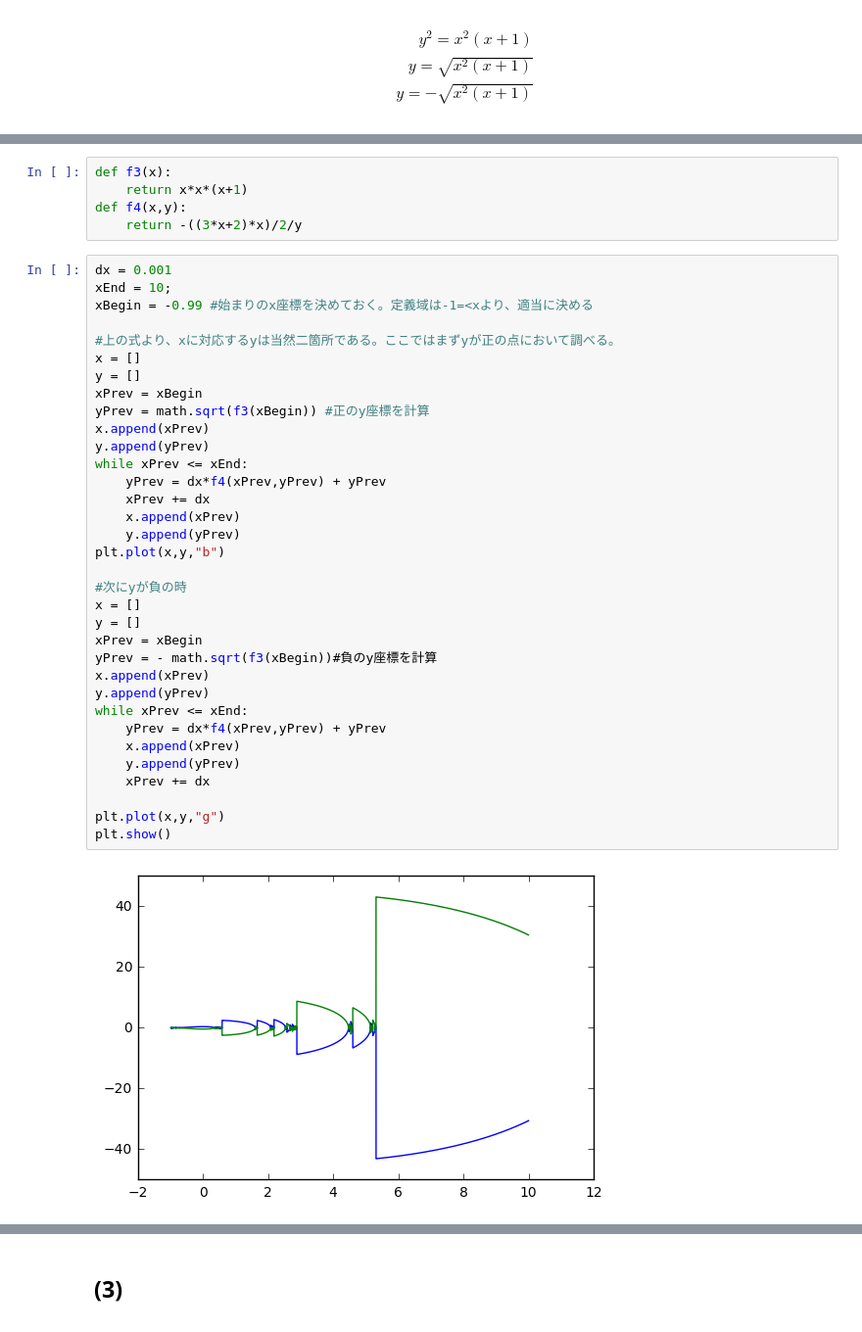
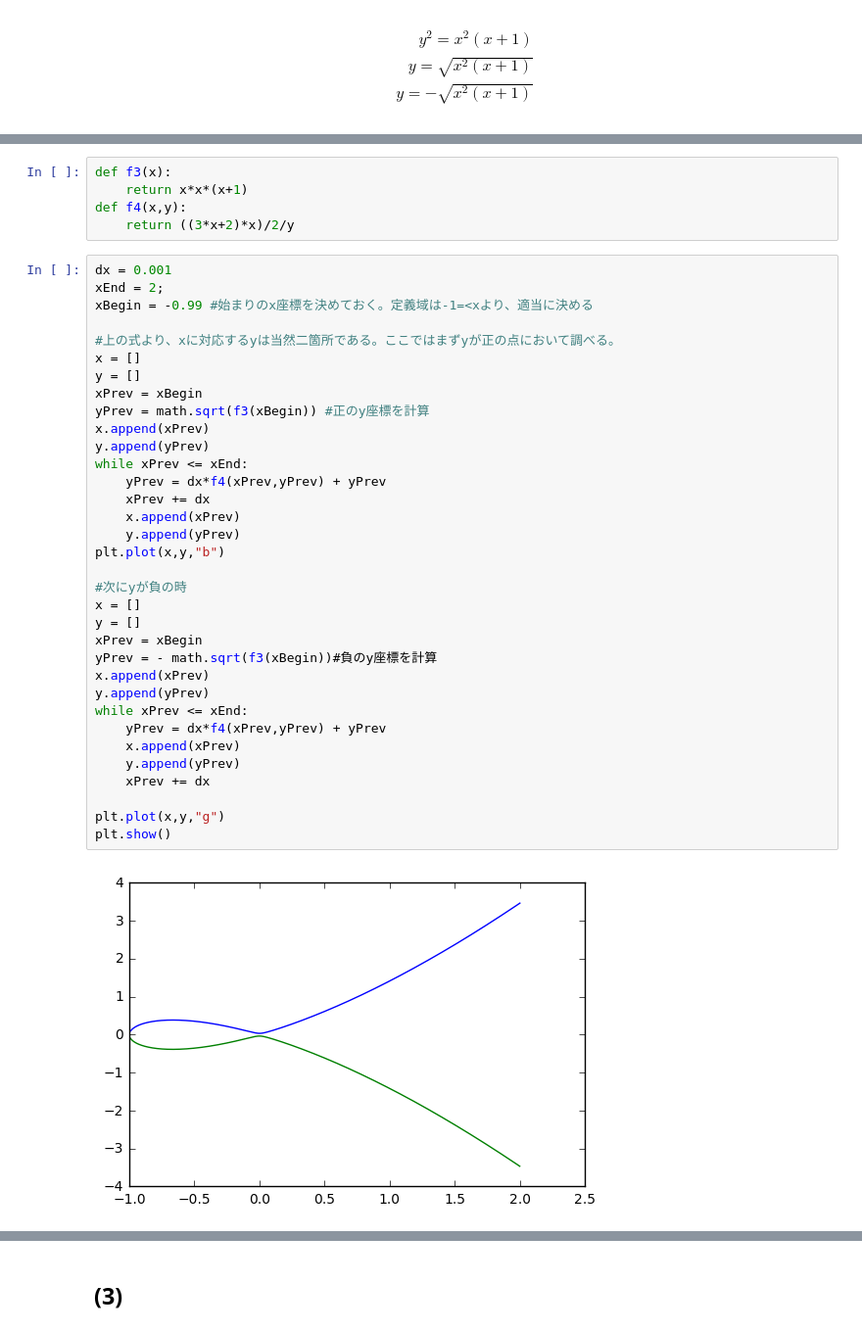
Before and after one commit to ryoppippi/EulerMethod, a Jupyter notebook: Euler.ipynb, the cells around one changed output, grey strips where cells are left out. Shown at 98% size. Drawn from its saved outputs; the diff is of its cells as text.

```diff
--- a/Euler.ipynb
+++ b/Euler.ipynb
@@ -105,40 +105,40 @@ $$
 def f3(x):
     return x*x*(x+1)
 def f4(x,y):
-    return -((3*x+2)*x)/2/y
+    return ((3*x+2)*x)/2/y
 # %%
 dx = 0.001
-xEnd = 10;
+xEnd = 2;
 xBegin = -0.99 #始まりのx座標を決めておく。定義域は-1=<xより、適当に決める
 
 #上の式より、xに対応するyは当然二箇所である。ここではまずyが正の点において調べる。
 x = []
 y = []
 xPrev = xBegin
 yPrev = math.sqrt(f3(xBegin)) #正のy座標を計算
 x.append(xPrev)
 y.append(yPrev)
 while xPrev <= xEnd:
     yPrev = dx*f4(xPrev,yPrev) + yPrev
     xPrev += dx
     x.append(xPrev)
     y.append(yPrev)
 plt.plot(x,y,"b")
 
 #次にyが負の時
 x = []
 y = []
 xPrev = xBegin
 yPrev = - math.sqrt(f3(xBegin))#負のy座標を計算
 x.append(xPrev)
 y.append(yPrev)
 while xPrev <= xEnd:
     yPrev = dx*f4(xPrev,yPrev) + yPrev
     x.append(xPrev)
     y.append(yPrev)
     xPrev += dx
 
 plt.plot(x,y,"g")
 plt.show()
 # %% [output]
-[figure, old version]
+[figure, new version]
```
Also changed, not shown: parts of 5 cells of this notebook.
